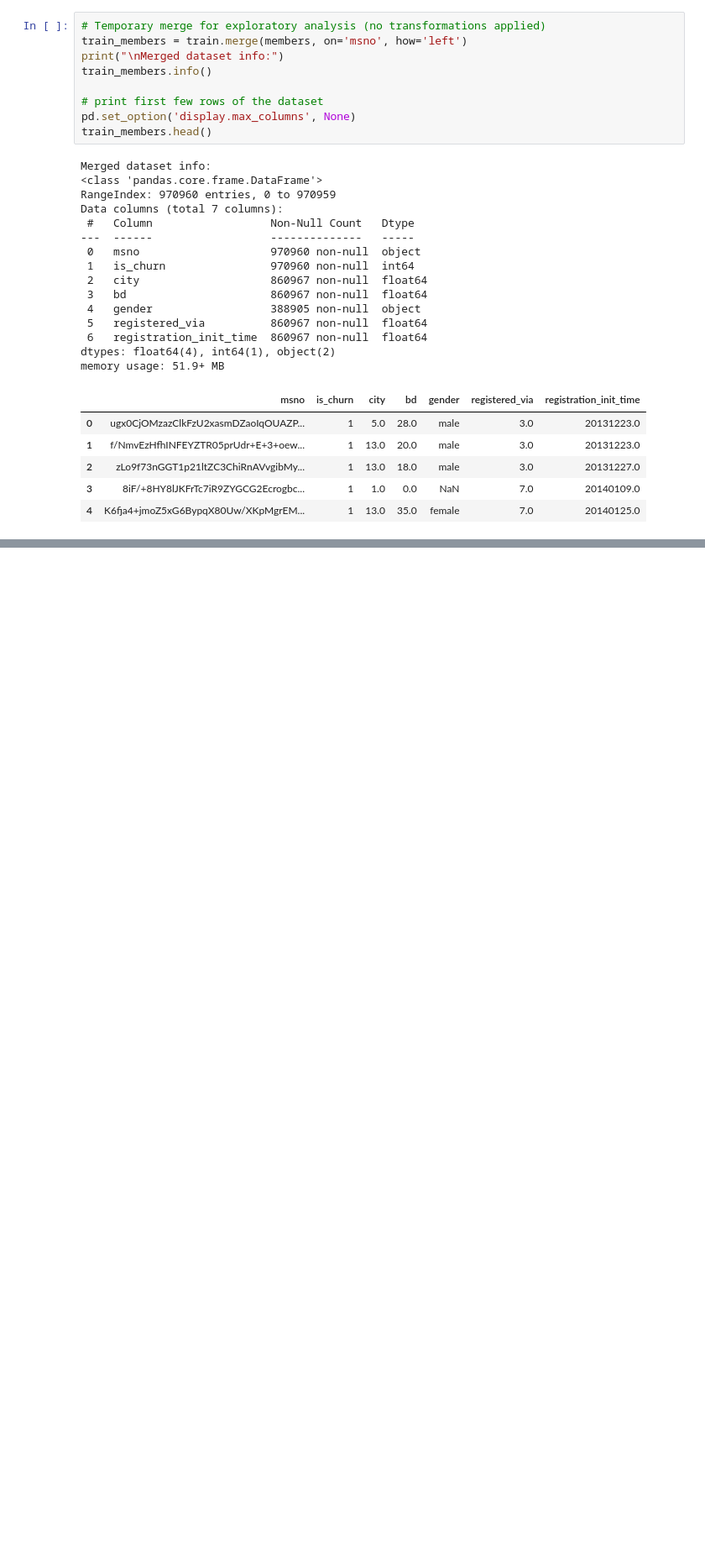
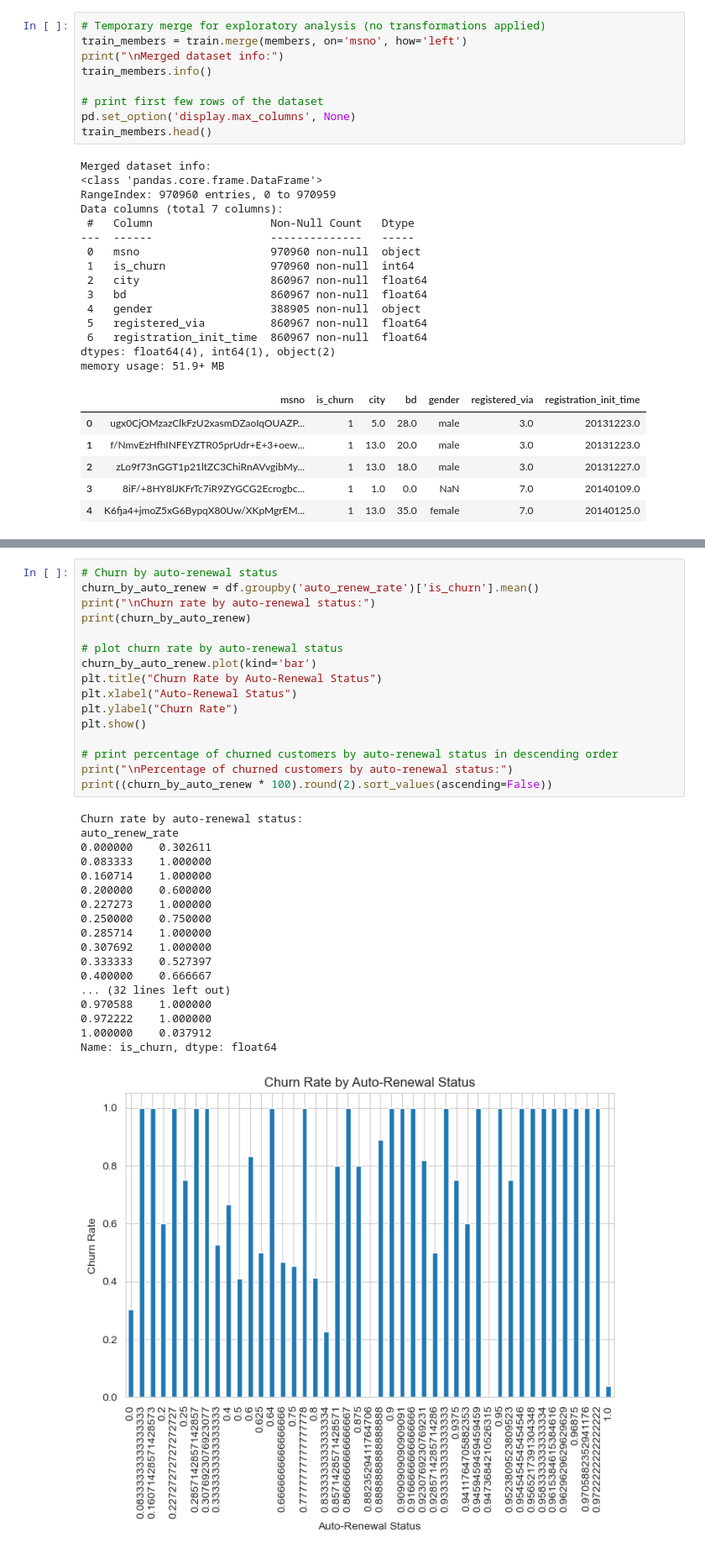
Before and after one commit to PaulinaMamiaga/customer-churn-intelligence-system, a Jupyter notebook: notebooks/01_eda_data_understanding.ipynb, the cells around one changed output, grey strips where cells are left out. Shown at 84% size. Saved outputs shown, nothing was run; the diff lists cells and outputs as text; blank space fills up the shorter version.

```diff
--- a/notebooks/01_eda_data_understanding.ipynb
+++ b/notebooks/01_eda_data_understanding.ipynb
@@ -707,0 +918,35 @@ plt.show()
+# %%
+# Churn by auto-renewal status
+churn_by_auto_renew = df.groupby('auto_renew_rate')['is_churn'].mean()
+print("\nChurn rate by auto-renewal status:")
+print(churn_by_auto_renew)
+
+# plot churn rate by auto-renewal status
+churn_by_auto_renew.plot(kind='bar')
+plt.title("Churn Rate by Auto-Renewal Status")
+plt.xlabel("Auto-Renewal Status")
+plt.ylabel("Churn Rate")
+plt.show()
+
+# print percentage of churned customers by auto-renewal status in descending order
+print("\nPercentage of churned customers by auto-renewal status:")
+print((churn_by_auto_renew * 100).round(2).sort_values(ascending=False))
+# %% [output]
+Churn rate by auto-renewal status:
+auto_renew_rate
+0.000000    0.302611
+0.083333    1.000000
+0.160714    1.000000
+0.200000    0.600000
+0.227273    1.000000
+0.250000    0.750000
+0.285714    1.000000
+0.307692    1.000000
+0.333333    0.527397
+0.400000    0.666667
+... (32 lines left out)
+0.970588    1.000000
+0.972222    1.000000
+1.000000    0.037912
+Name: is_churn, dtype: float64
+[figure, added]
```
Also changed, not shown: parts of 46 cells of this notebook, 10 other files.
